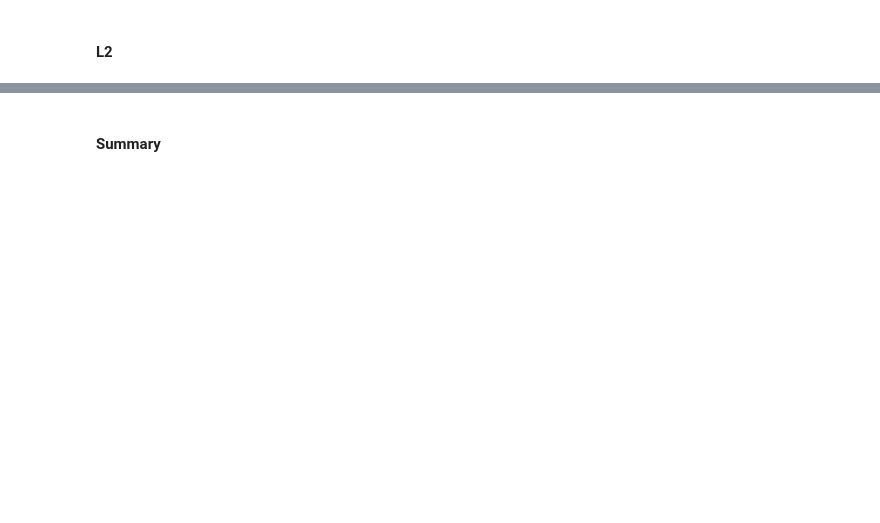
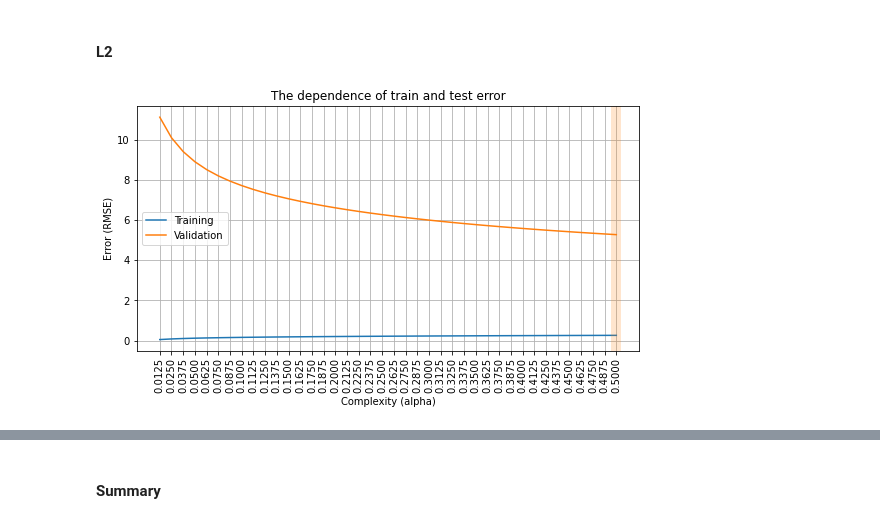
Before and after one commit to Anetta314159/4_overfitting_regularization, a Jupyter notebook: overfitting_regularization.ipynb, the cells around one changed output, grey strips where cells are left out. Cells and saved outputs as stored; diff of their text form; code cells hidden in the pictures; blank space fills up the shorter version.

```diff
--- a/overfitting_regularization.ipynb
+++ b/overfitting_regularization.ipynb
@@ -555,0 +602,12 @@ for i in range(X_hw.shape[1]):
+# %%
+## your code
+rmse_train, rmse_valid = [], []
+for alpha in ALPHAS[1:]:
+    reg = make_model(15, alpha=alpha, penalty='L2').fit(X_train, y_train)
+    rmse_train.append(rmse(reg.predict(X_train), y_train))
+    rmse_valid.append(rmse(reg.predict(X_test), y_test))
+plot_fitting_graph(ALPHAS[1:], rmse_train, rmse_valid,
+                        xlabel='Complexity (alpha)', ylabel='Error (RMSE)',
+                        title = 'The dependence of train and test error')
+# %% [output]
+[figure, added]
```
Also changed, not shown: parts of 33 cells of this notebook.
